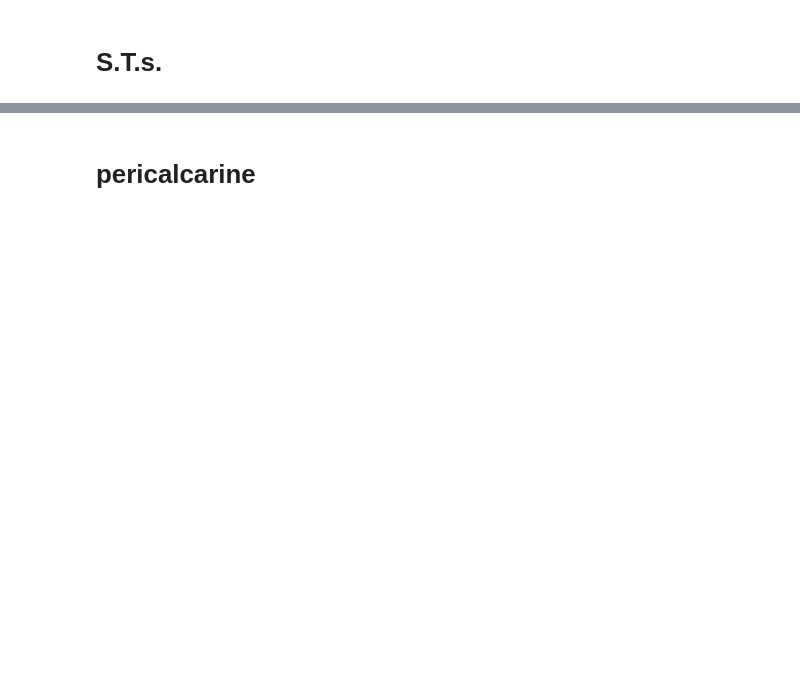
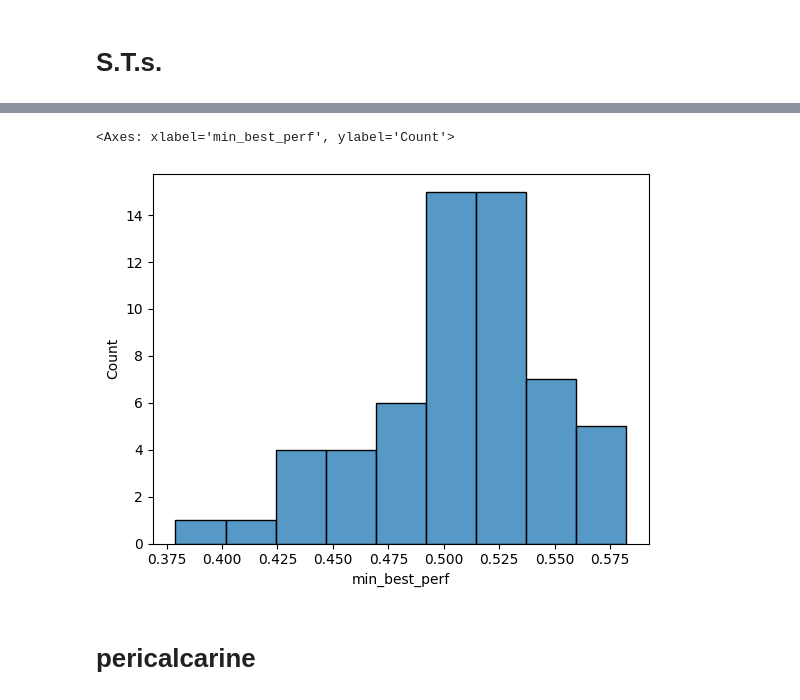
Before and after one commit to neurospin-projects/2023_agaudin_jchavas_folding_supervised, a Jupyter notebook: contrastive/notebooks/wandb_grid_searches/region_comparison.ipynb, the cells around one changed output, grey strips where cells are left out. Drawn from its saved outputs; the diff is of its cells as text; code cells hidden in the pictures; blank space fills up the shorter version.

```diff
--- a/contrastive/notebooks/wandb_grid_searches/region_comparison.ipynb
+++ b/contrastive/notebooks/wandb_grid_searches/region_comparison.ipynb
@@ -138,6 +143,11 @@ bdd_sts[bdd_sts.min_best_intra >= 0.55]
 | 12 | /neurospin/dico/agaudin/Runs/09_n... | 0.991888 | 0.510187 | 0.571429 | 0.635160 | 0.629644 | 0.574636 | 0.561311 | ... |
 | 40 | /neurospin/dico/agaudin/Runs/09_n... | 0.486406 | 0.368399 | 0.424645 | 0.500000 | 0.558041 | 0.577963 | 0.581546 | ... |
 | 9 | /neurospin/dico/agaudin/Runs/09_n... | 0.694704 | 0.491060 | 0.531410 | 0.756158 | 0.565667 | 0.590437 | 0.526125 | ... |
+# %%
+sns.histplot(bdd_sts, x='min_best_perf')
+# %% [output]
+<Axes: xlabel='min_best_perf', ylabel='Count'>
+[figure, added]
 # %% [markdown]
 # pericalcarine
 # %%
```
Also changed, not shown: parts of 6 cells of this notebook.
